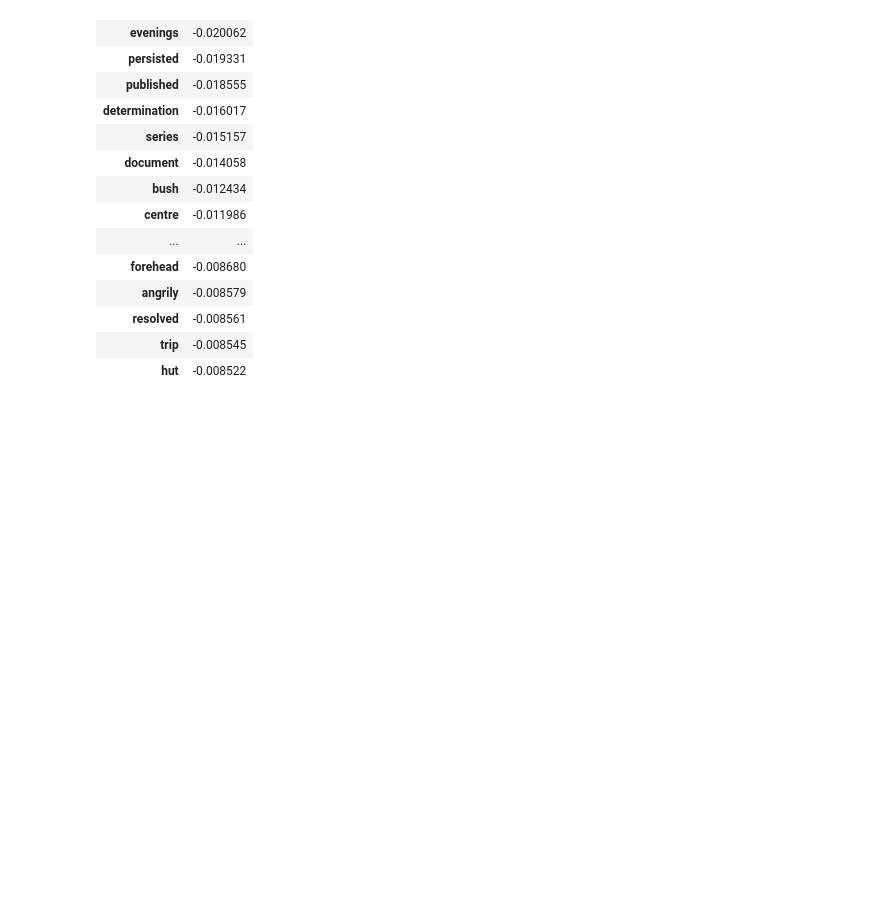
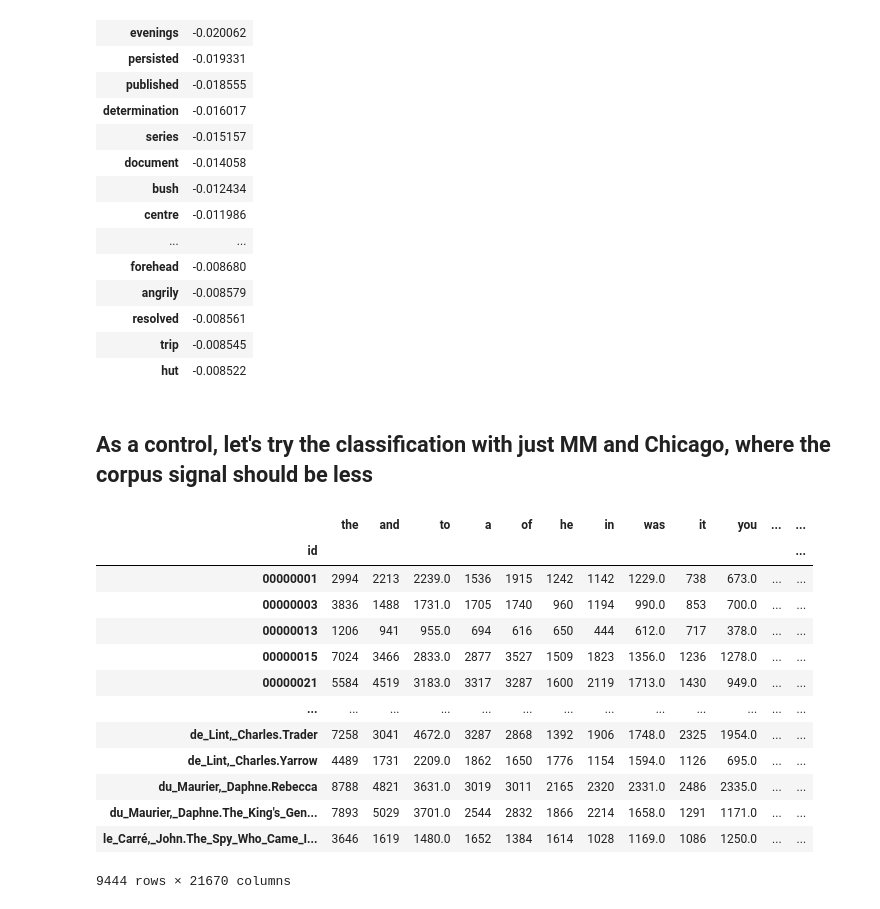
Before and after one commit to BadouTaal/AfricanWritersSeries, a Jupyter notebook: AWS_Corpus_Classification.ipynb, the cells around one changed output. Drawn from its saved outputs; the diff is of its cells as text; code cells hidden in the pictures; blank space fills up the shorter version.

```diff
--- a/AWS_Corpus_Classification.ipynb
+++ b/AWS_Corpus_Classification.ipynb
@@ -444,3 +448,31 @@ topfeats_df_3
 | resolved | -0.008561 |
 | trip | -0.008545 |
 | hut | -0.008522 |
+# %% [markdown]
+## As a control, let's try the classification with just MM and Chicago, where the corpus signal should be less
+# %%
+dtm7 = C2.dtm()
+# %%
+dtm8 = C3.dtm()
+# %%
+dtm7['corpus']='Chi'
+dtm8['corpus']='MM'
+# %%
+dtm_control = dtm7.append(dtm8)
+# %%
+dtm_control
+# %% [output]
+|  | the | and | to | a | of | he | in | was | it | you | ... | ... |
+| id |  |  |  |  |  |  |  |  |  |  |  | ... |
+| 00000001 | 2994 | 2213 | 2239.0 | 1536 | 1915 | 1242 | 1142 | 1229.0 | 738 | 673.0 | ... | ... |
+| 00000003 | 3836 | 1488 | 1731.0 | 1705 | 1740 | 960 | 1194 | 990.0 | 853 | 700.0 | ... | ... |
+| 00000013 | 1206 | 941 | 955.0 | 694 | 616 | 650 | 444 | 612.0 | 717 | 378.0 | ... | ... |
+| 00000015 | 7024 | 3466 | 2833.0 | 2877 | 3527 | 1509 | 1823 | 1356.0 | 1236 | 1278.0 | ... | ... |
+| 00000021 | 5584 | 4519 | 3183.0 | 3317 | 3287 | 1600 | 2119 | 1713.0 | 1430 | 949.0 | ... | ... |
+| ... | ... | ... | ... | ... | ... | ... | ... | ... | ... | ... | ... | ... |
+| de_Lint,_Charles.Trader | 7258 | 3041 | 4672.0 | 3287 | 2868 | 1392 | 1906 | 1748.0 | 2325 | 1954.0 | ... | ... |
+| de_Lint,_Charles.Yarrow | 4489 | 1731 | 2209.0 | 1862 | 1650 | 1776 | 1154 | 1594.0 | 1126 | 695.0 | ... | ... |
+| du_Maurier,_Daphne.Rebecca | 8788 | 4821 | 3631.0 | 3019 | 3011 | 2165 | 2320 | 2331.0 | 2486 | 2335.0 | ... | ... |
+| du_Maurier,_Daphne.The_King's_Gen... | 7893 | 5029 | 3701.0 | 2544 | 2832 | 1866 | 2214 | 1658.0 | 1291 | 1171.0 | ... | ... |
+| le_Carré,_John.The_Spy_Who_Came_I... | 3646 | 1619 | 1480.0 | 1652 | 1384 | 1614 | 1028 | 1169.0 | 1086 | 1250.0 | ... | ... |
+9444 rows × 21670 columns
```
Also changed, not shown: parts of 9 cells of this notebook.
